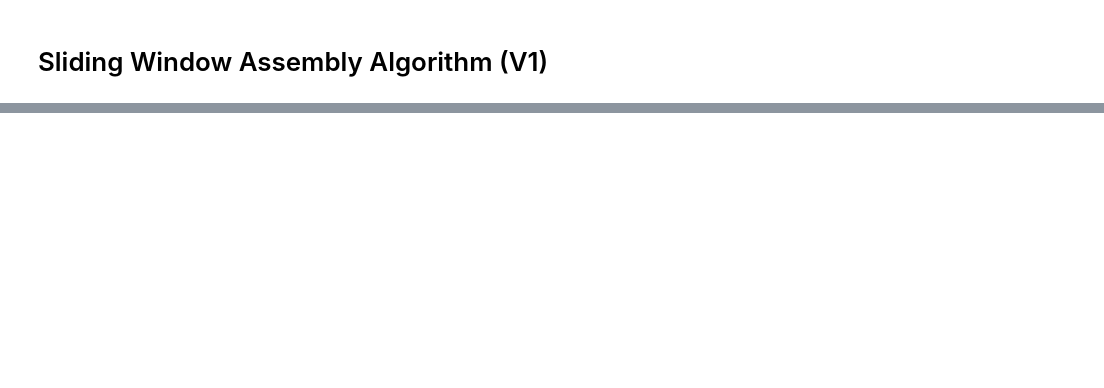
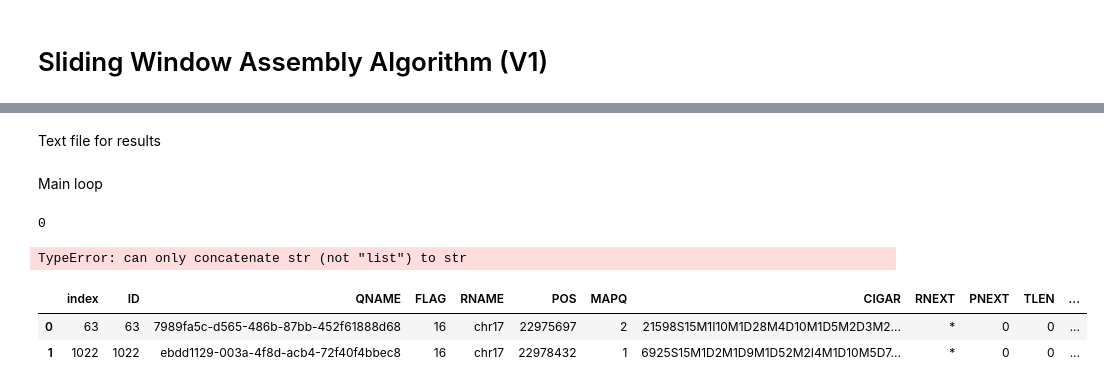
Before and after one commit to aretiandev/bioliquid-nanopore, a Jupyter notebook: read_overlap.ipynb, the cells around one changed output, grey strips where cells are left out. Cells and saved outputs as stored; diff of their text form; code cells hidden in the pictures; blank space fills up the shorter version.

```diff
--- a/read_overlap.ipynb
+++ b/read_overlap.ipynb
@@ -404,0 +251,2 @@ sns.scatterplot(data=test,x='PCA1',y='PCA2')
+# %% [markdown]
+Text file for results
@@ -404,0 +258,78 @@ sns.scatterplot(data=test,x='PCA1',y='PCA2')
+# %% [markdown]
+Main loop
+# %%
+genome_index_count = 0
+empty_count = 0
+for left_bound in range(min(nanopore_reads['POS']),max(nanopore_reads['END_POS']),jump_width):
+
+    right_bound = left_bound+window_width
+    genome_index_count = 0
+    window_ref_genome = ref_genome[genome_index_count:genome_index_count+window_width]
+
+    nanopore_reads['read_filter'] = nanopore_reads.apply(lambda x: check_sliding_window(x), axis=1)
+    window_reads = nanopore_reads.loc[nanopore_reads['read_filter']==True]
+    window_reads = window_reads.reset_index()
+
+    if empty_count%100 == 0:
+        print(empty_count)
+
+    if len(window_reads) == 0:
+        # There are no nanopore reads in this window (next window)
+        genome_index_count += jump_width # move the starting cutoff for the reference genome with the sliding window
+        empty_count += 1
+        continue
+    elif len(window_reads) == 1:
+        # There is only one read in this window (next window) - TODO: TALK WITH TEAM ABOUT THIS
+        genome_index_count += jump_width # move the starting cutoff for the reference genome with the sliding window
+        empty_count += 1
+        continue
+
+    ## If it gets here, there is more than one sequence overlapping in the window (continue algorithm to encoding and clustering steps) ##
+
+    window_reads['left_padded'] = window_reads.apply(lambda x: left_pad_read(x), axis=1) # fill reference genome on the left of the read
+
+    window_reads['right_padded'] = window_reads.apply(lambda x: right_pad_read(x), axis=1) # fill reference genome on the right of the read
+    window_reads['final_padded_read'] = window_reads['right_padded']
+
+    window_reads['FINAL_SEQ_LEN'] = window_reads['final_padded_read'].apply(lambda x: len(x)) # should always be 5k
+
+    window_reads['one_hot_read_V1'] = window_reads['final_padded_read'].apply(lambda x: nucleotide_to_one_hot(x).flatten())  # apply one-hot encoding V1
+
+    unique_reads = []
+    for index, read in window_reads.iterrows(): # TODO: TRY TO USE LAMBDA FUNCTION IF POSSIBLE
+        unique_reads.append(list(read['final_padded_read']))
+
+    X = encoder.fit_transform(unique_reads).toarray()
+
+    from sklearn.decomposition import PCA
+    pca = PCA(n_components=2)
+    X_pca = pca.fit_transform(X)
+
+    window_reads['PCA1'] = np.nan
+    window_reads['PCA2'] = np.nan
+    for ID in window_reads.index:
+        window_reads.loc[ID,'PCA1'] = X_pca[ID][0].round(5) # TODO: change rounding if desired
+        window_reads.loc[ID,'PCA2'] = X_pca[ID][1].round(5) # TODO: change rounding if desired
+
+    # Standardizing the features
+    X = window_reads[['PCA1','PCA2']]
+    X = StandardScaler().fit_transform(X)
+
+    model = KMeans(n_clusters=2, random_state=42)
+    cls2 = model.fit(X)
+    window_reads['kmeans_cls2'] = cls2.labels_
+
+    window_reads.apply(lambda x: write_results_to_file(x)) # write results to file
+    results_file.close
+
+    genome_index_count += jump_width # move the starting cutoff for the reference genome with the sliding window
+    break
+# %% [output]
+0
+TypeError: can only concatenate str (not "list") to str
+# %%
+window_reads
+# %% [output]
+|  | index | ID | QNAME | FLAG | RNAME | POS | MAPQ | CIGAR | RNEXT | PNEXT | TLEN | ... |
+| 0 | 63 | 63 | 7989fa5c-d565-486b-87bb-452f61888d68 | 16 | chr17 | 22975697 | 2 | 21598S15M1I10M1D28M4D10M1D5M2D3M2... | * | 0 | 0 | ... |
+| 1 | 1022 | 1022 | ebdd1129-003a-4f8d-acb4-72f40f4bbec8 | 16 | chr17 | 22978432 | 1 | 6925S15M1D2M1D9M1D52M2I4M1D10M5D7... | * | 0 | 0 | ... |
```
Also changed, not shown: parts of 101 cells of this notebook.
